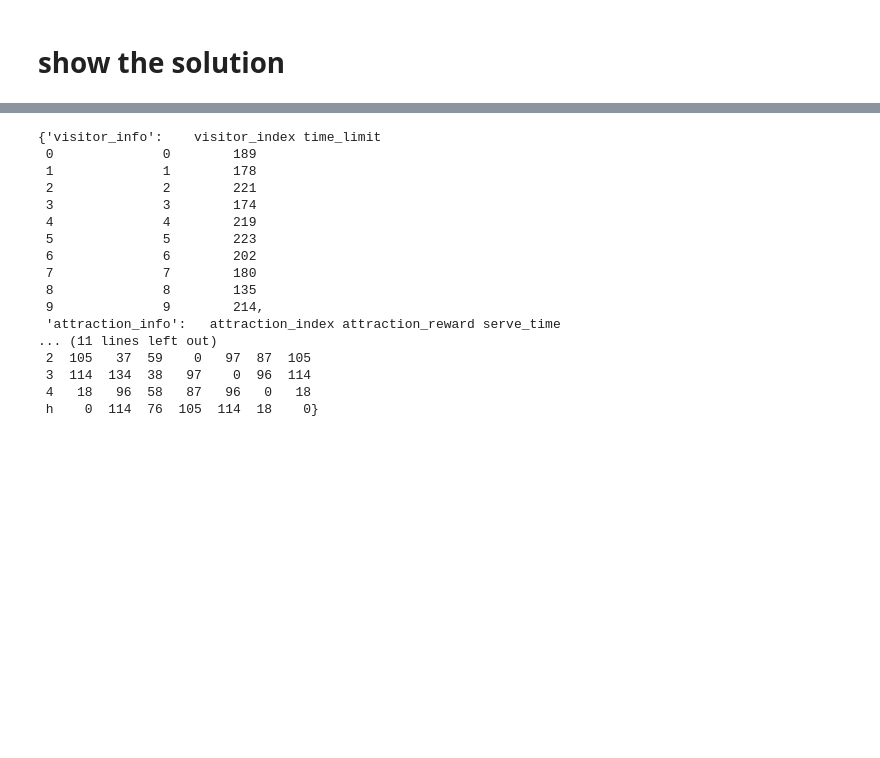
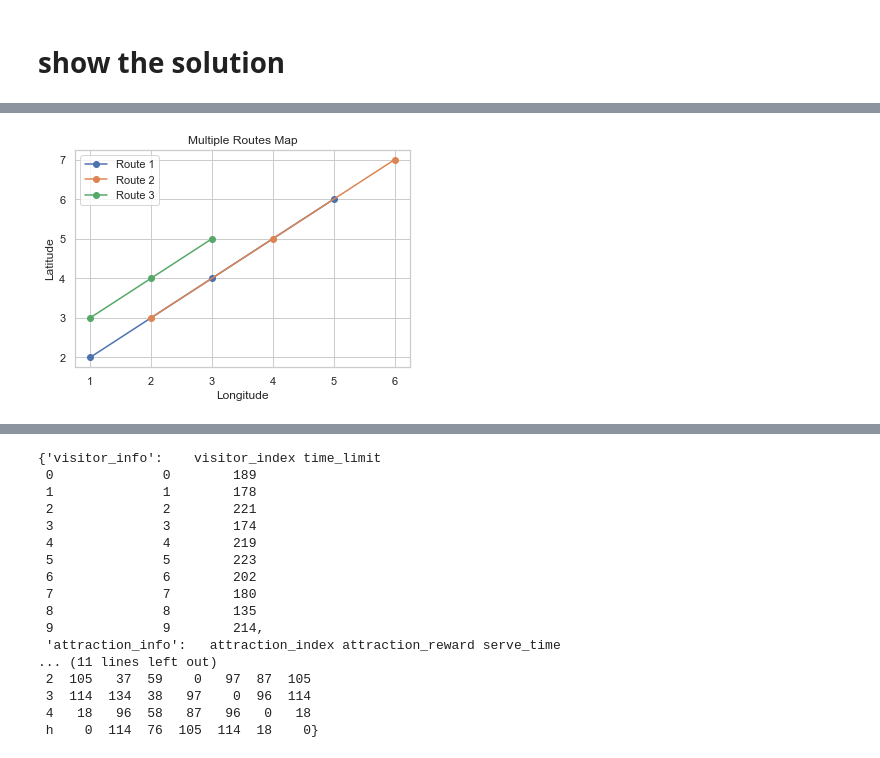
Before and after one commit to 367379425/MAOPCC, a Jupyter notebook: code/codelab/gurobi_MAOPCC.ipynb, the cells around one changed output, grey strips where cells are left out. Drawn from its saved outputs; the diff is of its cells as text; code cells hidden in the pictures; blank space fills up the shorter version.

```diff
--- a/code/codelab/gurobi_MAOPCC.ipynb
+++ b/code/codelab/gurobi_MAOPCC.ipynb
@@ -68,7 +87,7 @@ class visitor:
         ]
 
         visitor_x_name = [
-            f"x-v:{self.visitor_i}_{j}->{k}"
+            f"x--v:{self.visitor_i}--{j}->{k}"
             for j in  attraction_info['attraction_index'][:-1]
             for k in attraction_info['attraction_index'][1:] if j !=k
         ]
@@ -76,7 +95,7 @@ class visitor:
 
     def enumberate_s_ij(self, attraction_info):
         start_time_j_index = attraction_info['attraction_index'].values.tolist()
-        start_time_j_name = [f"s-v:{self.visitor_i}_StartTime:{j}" for j in  start_time_j_index]
+        start_time_j_name = [f"s--v:{self.visitor_i}--StartTime:{j}" for j in  start_time_j_index]
         return {'start_index': start_time_j_index, 'start_name': start_time_j_name}
 
     def enumberate_z(self, attraction_info):
@@ -86,7 +105,7 @@ class visitor:
             for m in range(attraction_resource_num)
         ]
         z_name = [
-            f"z-v:{self.visitor_i}_A:{j}_m:{m}"
+            f"z--v:{self.visitor_i}--A:{j}--m:{m}"
             for j in  attraction_info['attraction_index'][1:-1]
             for m in range(attraction_resource_num)
         ]
@@ -100,7 +119,7 @@ class visitor:
             for m in range(attraction_resource_num)
         ]
         q_name = [
-            f"q-v:{self.visitor_i}_{l}_{j}_{m}"
+            f"q--v:{self.visitor_i}--{l}--{j}_{m}"
             for l in visitor_info['visitor_index'].values if l != self.visitor_i
             for j in attraction_info['attraction_index'][1:-1]
             for m in range(attraction_resource_num)
@@ -359,0 +632,31 @@ solutions
+# %%
+import matplotlib.pyplot as plt
+
+# 示例数据：多条路线上的坐标点
+routes = {
+    "Route 1": [(1, 2), (3, 4), (5, 6)],
+    "Route 2": [(2, 3), (4, 5), (6, 7)],
+    "Route 3": [(1, 3), (2, 4), (3, 5)]
+}
+
+# 创建一个新的图表
+plt.figure()
+
+# 绘制每条路线
+for route_name, route_points in routes.items():
+    x_coords, y_coords = zip(*route_points)
+    plt.plot(x_coords, y_coords, marker='o', linestyle='-', label=route_name)
+
+# 添加图例
+plt.legend()
+
+# 添加标题和标签
+plt.title('Multiple Routes Map')
+plt.xlabel('Longitude')
+plt.ylabel('Latitude')
+
+# 显示图表
+plt.grid(True)
+plt.show()
+# %% [output]
+[figure, added]
```
Also changed, not shown: parts of 28 cells of this notebook.
